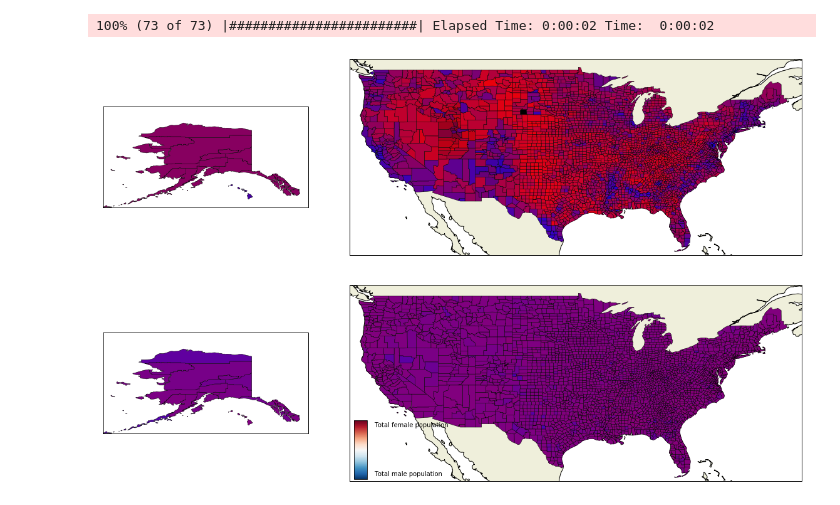
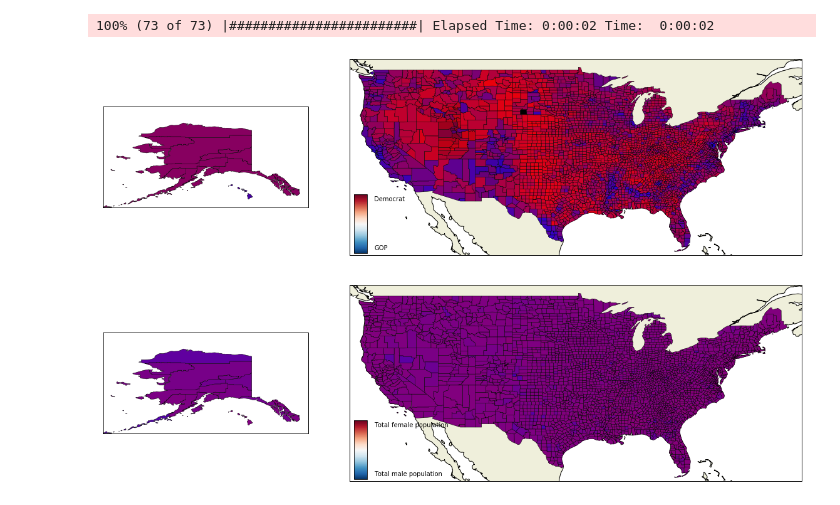
Before and after one commit to arjology/data_science, a Jupyter notebook: US voting and census.ipynb, the cells around one changed output. Drawn from its saved outputs; the diff is of its cells as text; code cells hidden in the pictures.

```diff
--- a/US voting and census.ipynb
+++ b/US voting and census.ipynb
@@ -1053,9 +1053,9 @@ print(population_and_vote_melt_df.columns)
 population_and_vote_melt_df.head()
 # %%
 # Our first plot, looking at the difference between percentage DEM and GOP in each county
-plot_heatmaps_by_count(df=county_level_final, records=records, save="pct_gop_dem")
+plot_heatmaps_by_count(df=county_level_final, records=records, save="pct_gop_dem", legend=True)
 # %% [output]
-[figure, old version]
+[figure, new version]
 # %%
 plot_df = population_and_vote_df.groupby(['combined_fips']).sum()
 plot_df['SPREAD'] = (plot_df['votes_dem']-plot_df['votes_gop'])/plot_df['total_votes']
```
Also changed, not shown: 10 other files.
